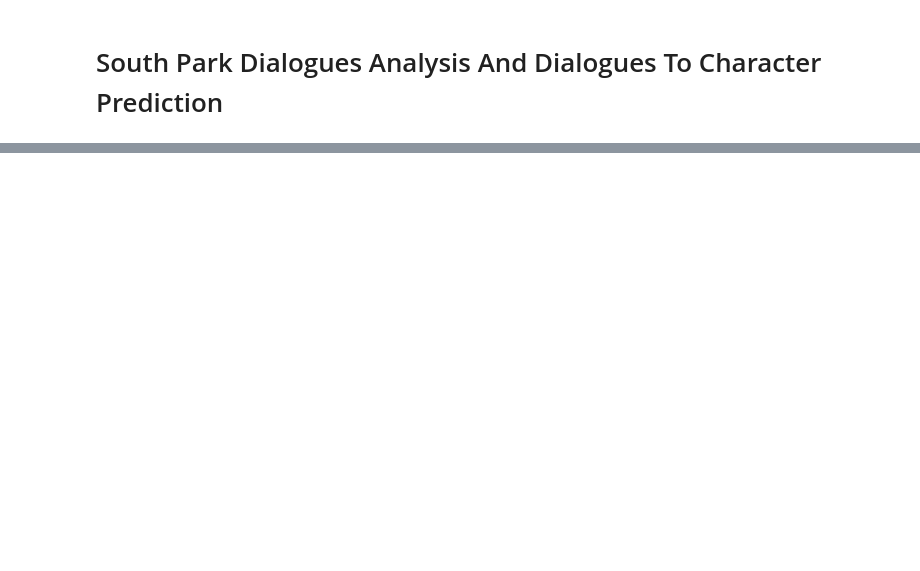
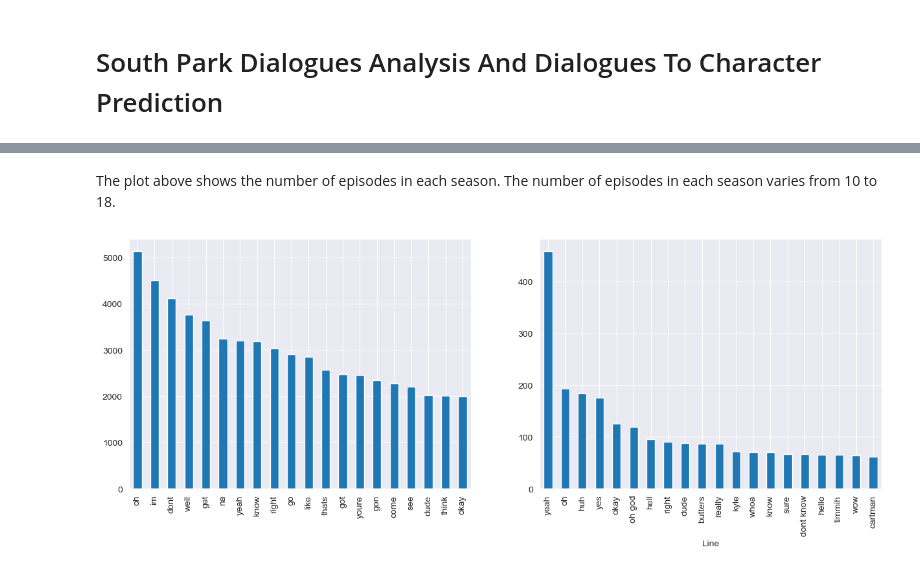
Before and after one commit to JGolaszewski/South-Park-Dialogues-To-Character-Prediction, a Jupyter notebook: Project.ipynb, the cells around one changed output, grey strips where cells are left out. Saved outputs shown, nothing was run; the diff lists cells and outputs as text; code cells hidden in the pictures; blank space fills up the shorter version.

```diff
--- a/Project.ipynb
+++ b/Project.ipynb
@@ -23,0 +188,13 @@ The following tools will be used in this project:
+# %% [markdown]
+The plot above shows the number of episodes in each season. The number of episodes in each season varies from 10 to 18.
+# %%
+most_common_words = pd.Series(" ".join(df["Line"]).split()).value_counts()[:20]
+most_common_lines = df["Line"].value_counts()[:20]
+
+fig, ax = plt.subplots(1, 2, figsize=(15, 5))
+most_common_words.plot(kind="bar", ax=ax[0])
+most_common_lines.plot(kind="bar", ax=ax[1])
+
+plt.show()
+# %% [output]
+[figure, added]
```
Also changed, not shown: parts of 29 cells of this notebook, 2 other files.
